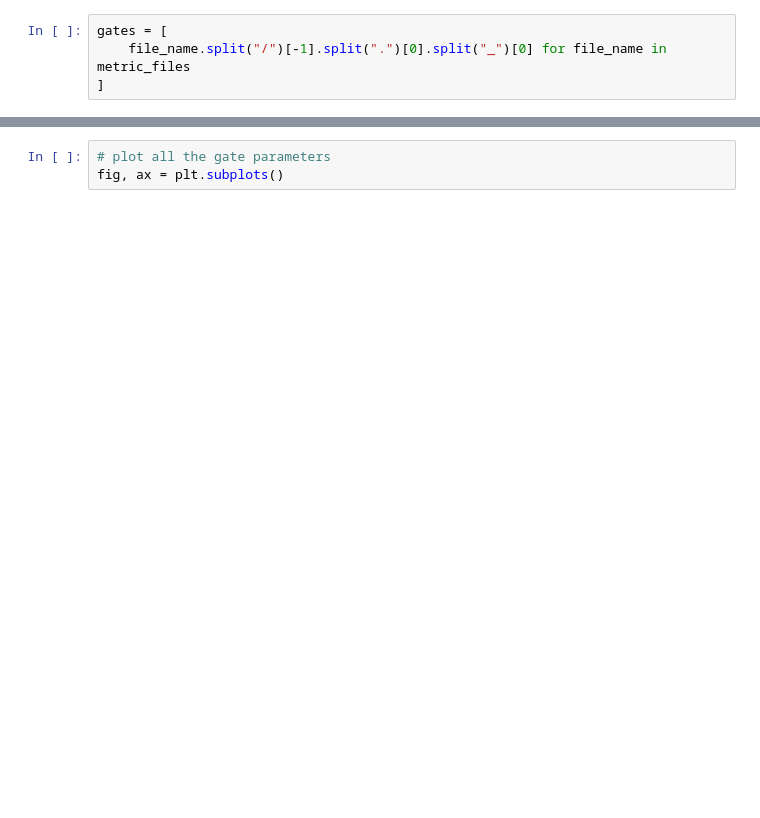
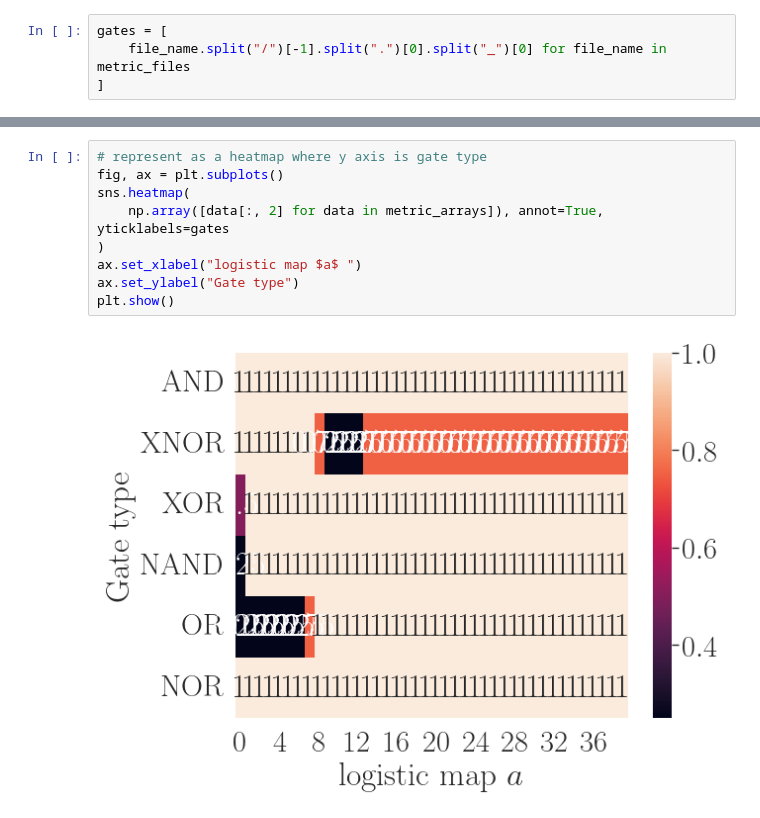
Before and after one commit to NonlinearArtificialIntelligenceLab/ChaoGateNN, a Jupyter notebook: nbs/sweep_plotter.ipynb, the cells around one changed output, grey strips where cells are left out. Drawn from its saved outputs; the diff is of its cells as text; blank space fills up the shorter version.

```diff
--- a/nbs/sweep_plotter.ipynb
+++ b/nbs/sweep_plotter.ipynb
@@ -37,3 +118,11 @@ plt.show()
-# %%
-# plot all the gate parameters
-fig, ax = plt.subplots()
+# %%
+# represent as a heatmap where y axis is gate type
+fig, ax = plt.subplots()
+sns.heatmap(
+    np.array([data[:, 2] for data in metric_arrays]), annot=True, yticklabels=gates
+)
+ax.set_xlabel("logistic map $a$ ")
+ax.set_ylabel("Gate type")
+plt.show()
+# %% [output]
+[figure, added]
```
Also changed, not shown: parts of 13 cells of this notebook, 11 other files.
